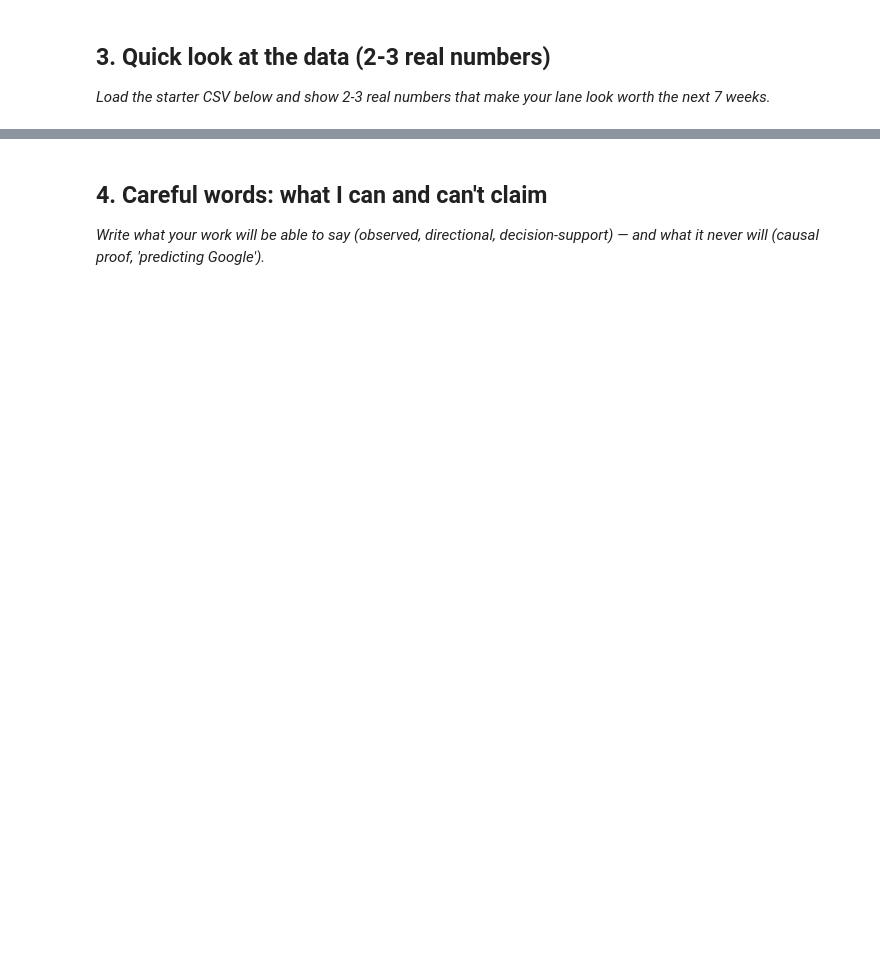
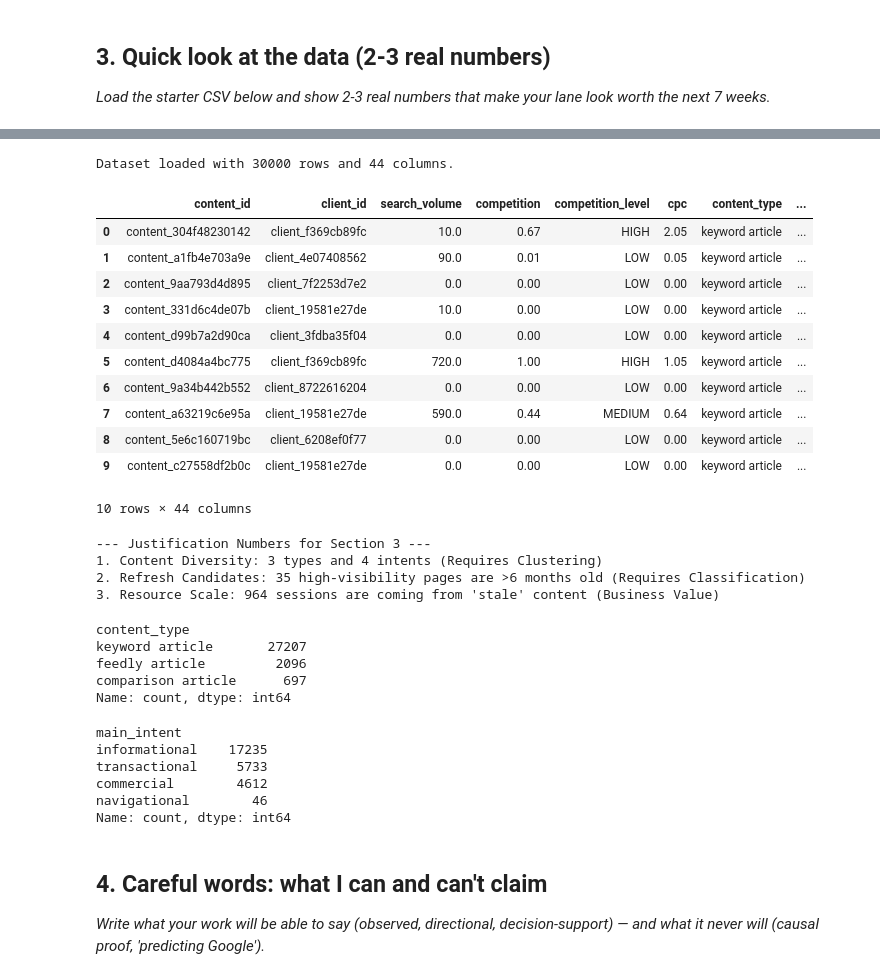
Before and after one commit to MuhammadFaizan0023/FlyRank_ML_internship_repo, a Jupyter notebook: work/notebooks/w01_research_question.ipynb, the cells around one changed output, grey strips where cells are left out. Cells and saved outputs as stored; diff of their text form; code cells hidden in the pictures; blank space fills up the shorter version.

```diff
--- a/work/notebooks/w01_research_question.ipynb
+++ b/work/notebooks/w01_research_question.ipynb
@@ -59,5 +126,5 @@ login(token="my_token")
 # %%
 # This cell is for CODE (numbers, a query, a check).
 # Write your text answer in the cell ABOVE this one — typing sentences here breaks Run All.
-from datasets import load_dataset
-ds = load_dataset("FlyRank/internship-warehouse", "fact_content_daily_performance", streaming=True, split="train")
+path = 'content_refresh_anonymized.csv'
+data = pd.read_csv(path)
@@ -140,3 +147,59 @@ Index(['report_date', 'client_hash_id', 'content_hash_id', 'client_has_gsc',
+# %%
+# Displaying real numbers for Section 3
+print(f"Dataset loaded with {data.shape[0]} rows and {data.shape[1]} columns.")
+display(data.head(10))
+# %% [output]
+Dataset loaded with 30000 rows and 44 columns.
+|  | content_id | client_id | search_volume | competition | competition_level | cpc | content_type | ... |
+| 0 | content_304f48230142 | client_f369cb89fc | 10.0 | 0.67 | HIGH | 2.05 | keyword article | ... |
+| 1 | content_a1fb4e703a9e | client_4e07408562 | 90.0 | 0.01 | LOW | 0.05 | keyword article | ... |
+| 2 | content_9aa793d4d895 | client_7f2253d7e2 | 0.0 | 0.00 | LOW | 0.00 | keyword article | ... |
+| 3 | content_331d6c4de07b | client_19581e27de | 10.0 | 0.00 | LOW | 0.00 | keyword article | ... |
+| 4 | content_d99b7a2d90ca | client_3fdba35f04 | 0.0 | 0.00 | LOW | 0.00 | keyword article | ... |
+| 5 | content_d4084a4bc775 | client_f369cb89fc | 720.0 | 1.00 | HIGH | 1.05 | keyword article | ... |
+| 6 | content_9a34b442b552 | client_8722616204 | 0.0 | 0.00 | LOW | 0.00 | keyword article | ... |
+| 7 | content_a63219c6e95a | client_19581e27de | 590.0 | 0.44 | MEDIUM | 0.64 | keyword article | ... |
+| 8 | content_5e6c160719bc | client_6208ef0f77 | 0.0 | 0.00 | LOW | 0.00 | keyword article | ... |
+| 9 | content_c27558df2b0c | client_19581e27de | 0.0 | 0.00 | LOW | 0.00 | keyword article | ... |
+10 rows × 44 columns
+# %%
+# 1. Diversity: Unique Content Types & Intents
+unique_types = data['content_type'].nunique()
+unique_intents = data['main_intent'].nunique()
+
+# 2. Potential Decay: Stale pages (e.g., > 180 days) with significant impressions but low CTR
+stale_mask = (data['days_since_last_update'] > 180) & (data['impressions_90d'] > 100)
+stale_count = len(data[stale_mask])
+
+# 3. Scale of the Problem: Total sessions tied to 'old' content
+total_sessions_at_risk = data[data['days_since_last_update'] > 180]['sessions_90d'].sum()
+
+print(f"--- Justification Numbers for Section 3 ---")
+print(f"1. Content Diversity: {unique_types} types and {unique_intents} intents (Requires Clustering)")
+print(f"2. Refresh Candidates: {stale_count} high-visibility pages are >6 months old (Requires Classification)")
+print(f"3. Resource Scale: {total_sessions_at_risk:,.0f} sessions are coming from 'stale' content (Business Value)")
+# %% [output]
+--- Justification Numbers for Section 3 ---
+1. Content Diversity: 3 types and 4 intents (Requires Clustering)
+2. Refresh Candidates: 35 high-visibility pages are >6 months old (Requires Classification)
+3. Resource Scale: 964 sessions are coming from 'stale' content (Business Value)
+# %%
+print(data['content_type'].value_counts())
+# %% [output]
+content_type
+keyword article       27207
+feedly article         2096
+comparison article      697
+Name: count, dtype: int64
+# %%
+print(data['main_intent'].value_counts())
+# %% [output]
+main_intent
+informational    17235
+transactional     5733
+commercial        4612
+navigational        46
+Name: count, dtype: int64
 # %% [markdown]
 ## 4. Careful words: what I can and can't claim
 
```
Also changed, not shown: parts of 18 cells of this notebook.
